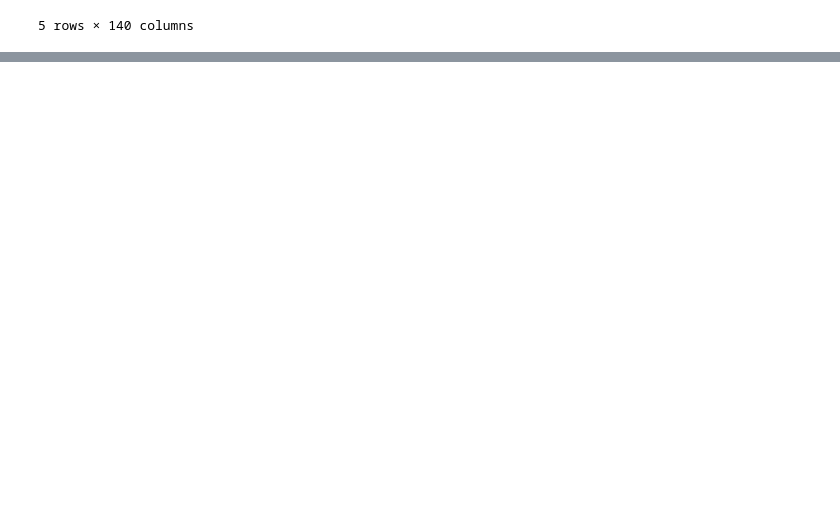
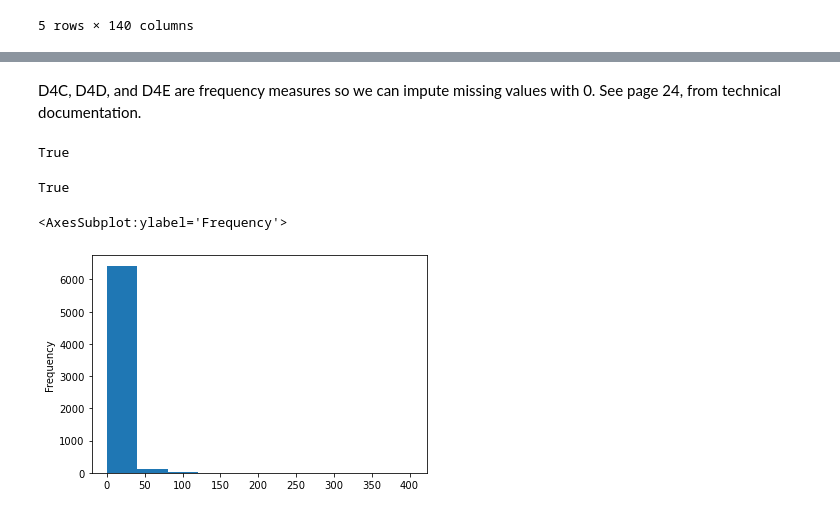
Before and after one commit to morganhof/teamwork_aq_n_walkability, a Jupyter notebook: 02_EDA_Steven.ipynb, the cells around one changed output, grey strips where cells are left out. Drawn from its saved outputs; the diff is of its cells as text; code cells hidden in the pictures; blank space fills up the shorter version.

```diff
--- a/02_EDA_Steven.ipynb
+++ b/02_EDA_Steven.ipynb
@@ -86,3 +96,6 @@ Name: D4A, dtype: int64
+# %%
+df1['Low_transit_flag_dist'] = (df1['D4A'] == -99999.)
+df1['D4A'].replace({-99999.: 2000}, inplace = True)
 # %%
 (df1['D4C'] == -99999).value_counts()
 # %% [output]
@@ -91 +104,21 @@ True     3015
 Name: D4C, dtype: int64
+# %% [markdown]
+D4C, D4D, and D4E are frequency measures so we can impute missing values with 0.
+See page 24, from technical documentation.
+# %%
+((df1['D4C'] >= 0) == (df1['D4D'] >= 0)).all()
+# %% [output]
+True
+# %%
+((df1['D4C'] >= 0) == (df1['D4E'] >= 0)).all()
+# %% [output]
+True
+# %%
+df1['Low_transit_flag_freq'] = df1['D4C'] == -99999.
+# df1['Low_transit_flag_freq'].value_counts()
+df1.loc[df1['Low_transit_flag_freq'], ['D4C', 'D4D', 'D4E']] = 0
+# %%
+df1['D4C'].plot(kind = 'hist')
+# %% [output]
+<AxesSubplot:ylabel='Frequency'>
+[figure, added]
```
Also changed, not shown: parts of 72 cells of this notebook, 1 other file.
